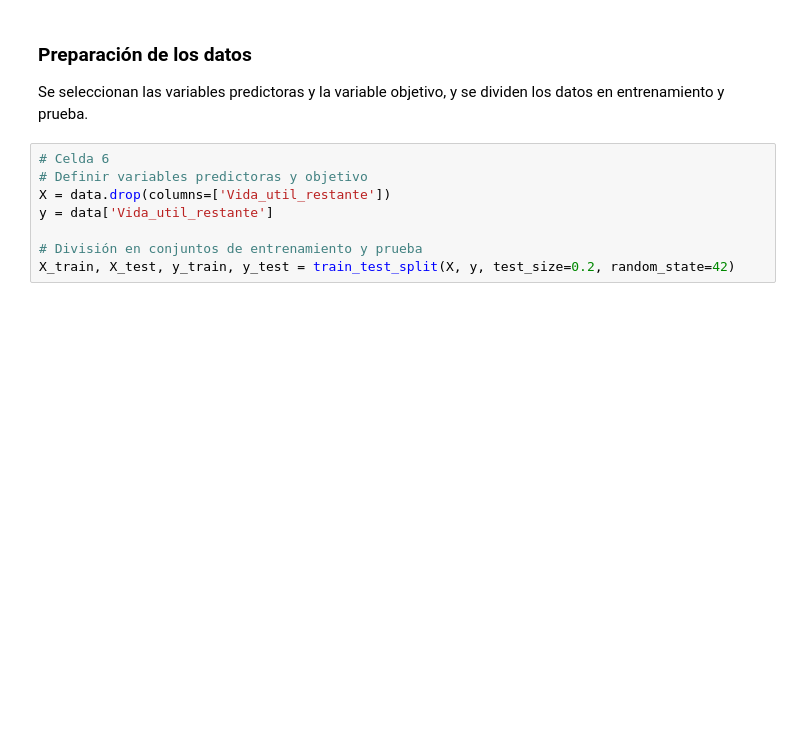
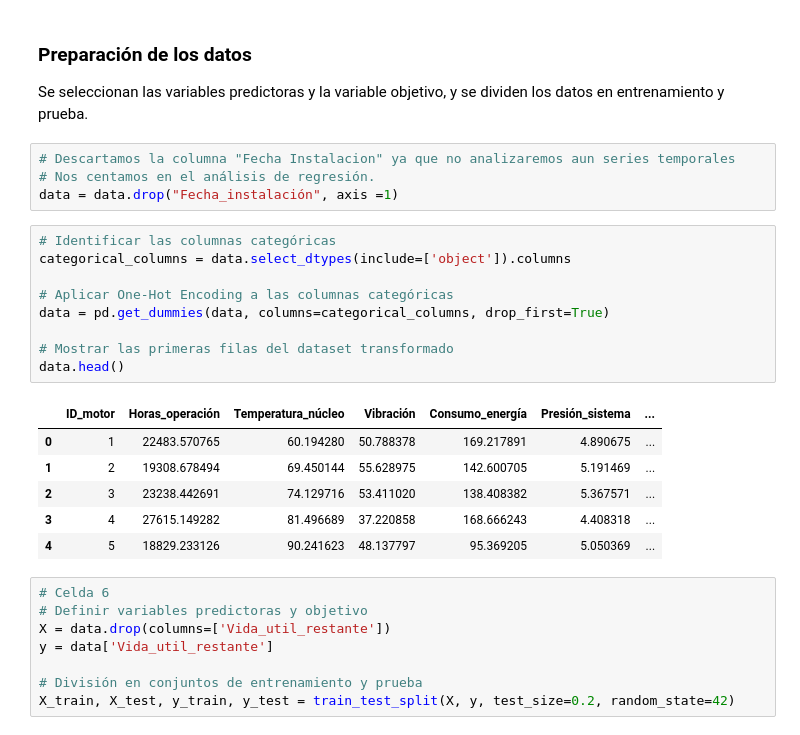
Before and after one commit to dtoralg/IE_Calidad_ML, a Jupyter notebook: Ejercicios/Modulo 3/Ejercicio_1_Regresion_Calidad_Industrial_Resuelto.ipynb, the cells around one changed output. Saved outputs shown, nothing was run; the diff lists cells and outputs as text; blank space fills up the shorter version.

```diff
--- a/Ejercicios/Modulo 3/Ejercicio_1_Regresion_Calidad_Industrial_Resuelto.ipynb
+++ b/Ejercicios/Modulo 3/Ejercicio_1_Regresion_Calidad_Industrial_Resuelto.ipynb
@@ -46,6 +88,26 @@ plt.show()
 # %% [markdown]
 ### **Preparación de los datos**
 Se seleccionan las variables predictoras y la variable objetivo, y se dividen los datos en entrenamiento y prueba.
+# %%
+# Descartamos la columna "Fecha Instalacion" ya que no analizaremos aun series temporales
+# Nos centamos en el análisis de regresión.
+data = data.drop("Fecha_instalación", axis =1)
+# %%
+# Identificar las columnas categóricas
+categorical_columns = data.select_dtypes(include=['object']).columns
+
+# Aplicar One-Hot Encoding a las columnas categóricas
+data = pd.get_dummies(data, columns=categorical_columns, drop_first=True)
+
+# Mostrar las primeras filas del dataset transformado
+data.head()
+# %% [output]
+|  | ID_motor | Horas_operación | Temperatura_núcleo | Vibración | Consumo_energía | Presión_sistema | ... |
+| 0 | 1 | 22483.570765 | 60.194280 | 50.788378 | 169.217891 | 4.890675 | ... |
+| 1 | 2 | 19308.678494 | 69.450144 | 55.628975 | 142.600705 | 5.191469 | ... |
+| 2 | 3 | 23238.442691 | 74.129716 | 53.411020 | 138.408382 | 5.367571 | ... |
+| 3 | 4 | 27615.149282 | 81.496689 | 37.220858 | 168.666243 | 4.408318 | ... |
+| 4 | 5 | 18829.233126 | 90.241623 | 48.137797 | 95.369205 | 5.050369 | ... |
 # %%
 # Celda 6
 # Definir variables predictoras y objetivo
```
Also changed, not shown: parts of 7 cells of this notebook.
